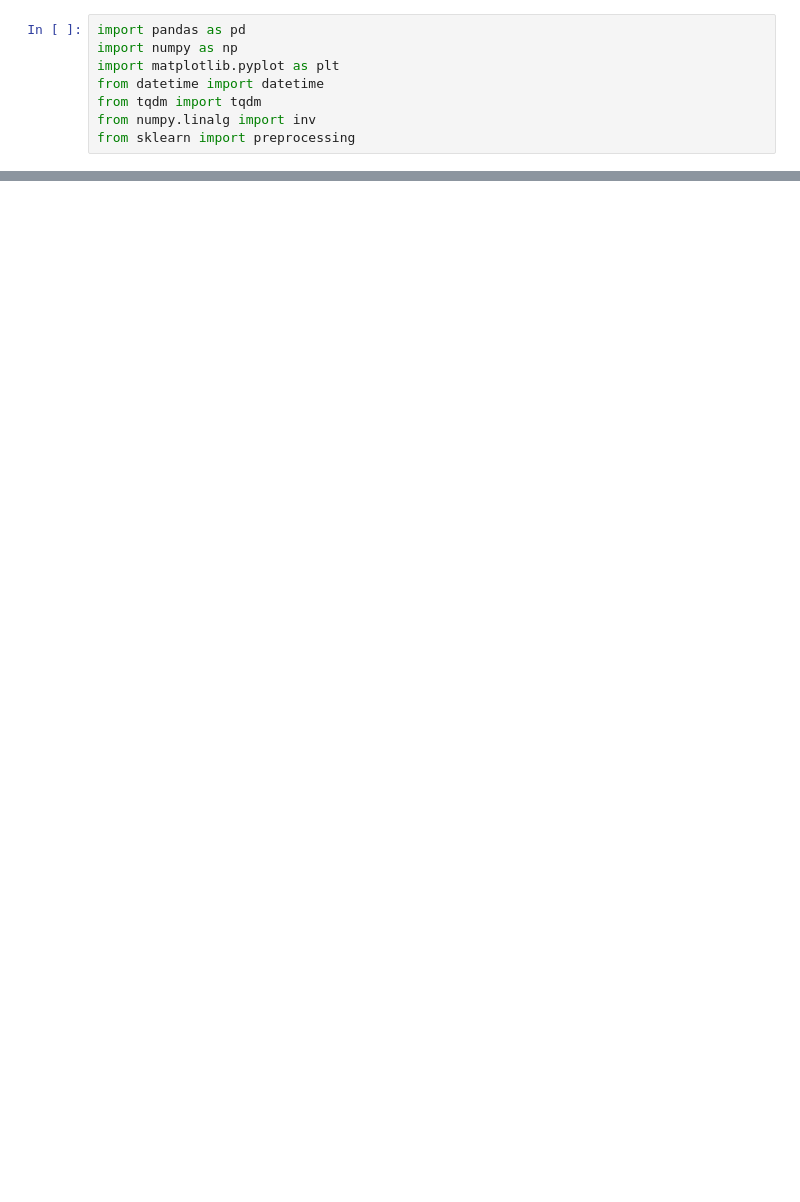
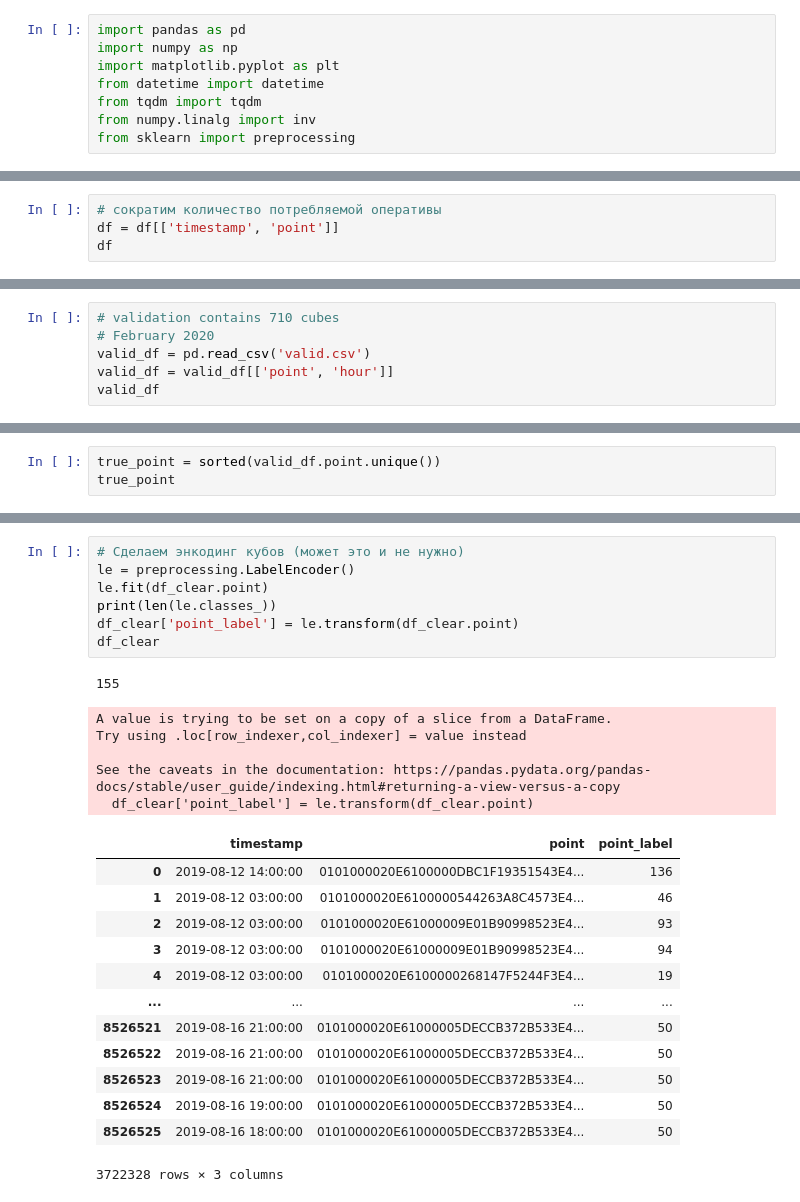
Before and after one commit to AAYamoldin/TrainingPrograms, a Jupyter notebook: Python/ITMO_ Machine_Learning_for_Industrial_Data/Lab1/lab1.ipynb, the cells around one changed output, grey strips where cells are left out. Drawn from its saved outputs; the diff is of its cells as text; blank space fills up the shorter version.

```diff
--- a/Python/ITMO_ Machine_Learning_for_Industrial_Data/Lab1/lab1.ipynb
+++ b/Python/ITMO_ Machine_Learning_for_Industrial_Data/Lab1/lab1.ipynb
@@ -25,0 +26,4 @@ df
+# %%
+# сократим количество потребляемой оперативы
+df = df[['timestamp', 'point']]
+df
@@ -45,0 +48,6 @@ sorted(df.lat.unique())
+# %%
+# validation contains 710 cubes
+# February 2020
+valid_df = pd.read_csv('valid.csv')
+valid_df = valid_df[['point', 'hour']]
+valid_df
@@ -45,0 +72,3 @@ sorted(df.lat.unique())
+# %%
+true_point = sorted(valid_df.point.unique())
+true_point
@@ -45,0 +117,27 @@ sorted(df.lat.unique())
+# %%
+# Сделаем энкодинг кубов (может это и не нужно)
+le = preprocessing.LabelEncoder()
+le.fit(df_clear.point)
+print(len(le.classes_))
+df_clear['point_label'] = le.transform(df_clear.point)
+df_clear
+# %% [output]
+155
+A value is trying to be set on a copy of a slice from a DataFrame.
+Try using .loc[row_indexer,col_indexer] = value instead
+
+See the caveats in the documentation: https://pandas.pydata.org/pandas-docs/stable/user_guide/indexing.html#returning-a-view-versus-a-copy
+  df_clear['point_label'] = le.transform(df_clear.point)
+|  | timestamp | point | point_label |
+| 0 | 2019-08-12 14:00:00 | 0101000020E6100000DBC1F19351543E4... | 136 |
+| 1 | 2019-08-12 03:00:00 | 0101000020E6100000544263A8C4573E4... | 46 |
+| 2 | 2019-08-12 03:00:00 | 0101000020E61000009E01B90998523E4... | 93 |
+| 3 | 2019-08-12 03:00:00 | 0101000020E61000009E01B90998523E4... | 94 |
+| 4 | 2019-08-12 03:00:00 | 0101000020E6100000268147F5244F3E4... | 19 |
+| ... | ... | ... | ... |
+| 8526521 | 2019-08-16 21:00:00 | 0101000020E61000005DECCB372B533E4... | 50 |
+| 8526522 | 2019-08-16 21:00:00 | 0101000020E61000005DECCB372B533E4... | 50 |
+| 8526523 | 2019-08-16 21:00:00 | 0101000020E61000005DECCB372B533E4... | 50 |
+| 8526524 | 2019-08-16 19:00:00 | 0101000020E61000005DECCB372B533E4... | 50 |
+| 8526525 | 2019-08-16 18:00:00 | 0101000020E61000005DECCB372B533E4... | 50 |
+3722328 rows × 3 columns
```
Also changed, not shown: parts of 24 cells of this notebook.
